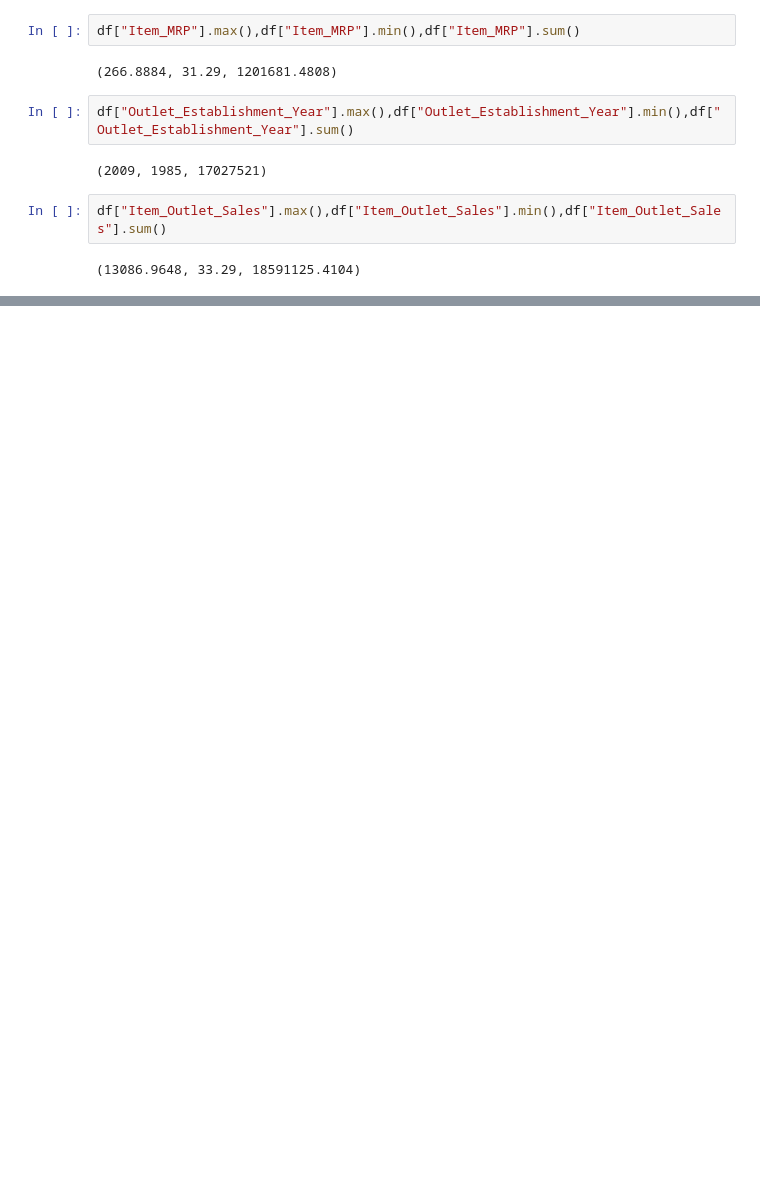
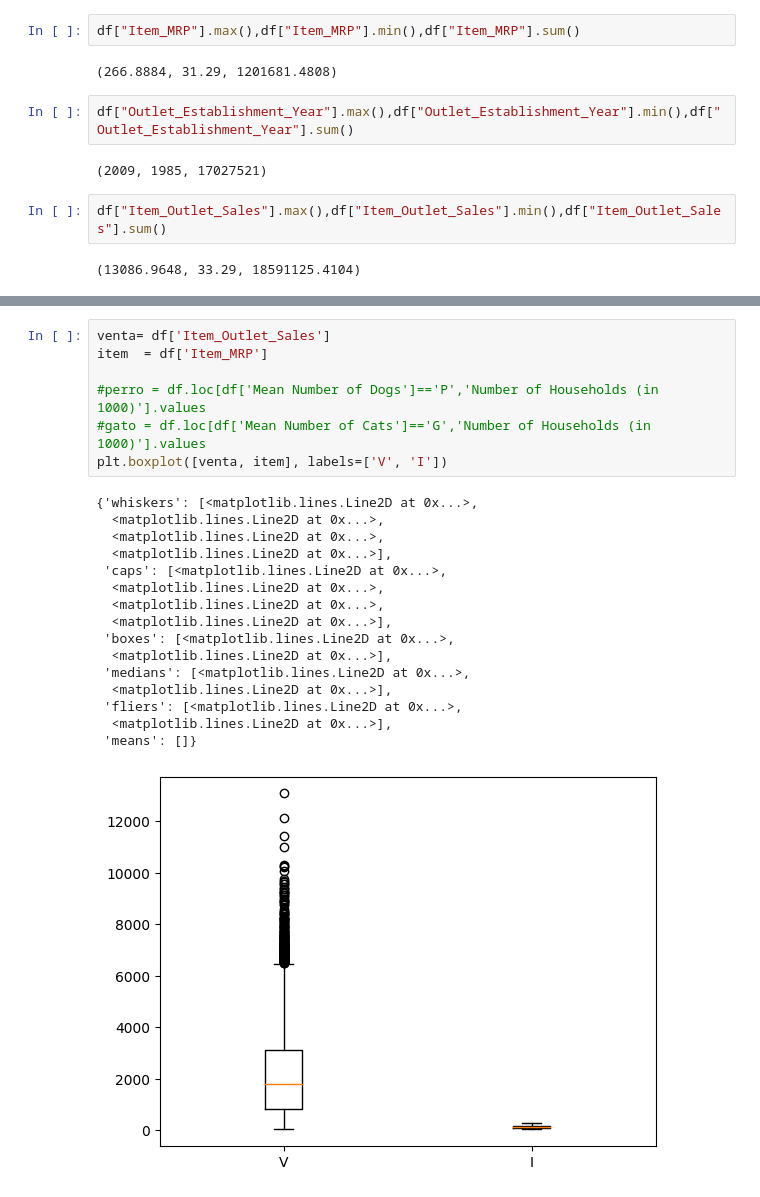
Before and after one commit to RodrigoFigueroa19/dojo_proyecto1, a Jupyter notebook: predicciones_de_ventas_de_alimentos.ipynb, the cells around one changed output, grey strips where cells are left out. Saved outputs shown, nothing was run; the diff lists cells and outputs as text; blank space fills up the shorter version.

```diff
--- a/predicciones_de_ventas_de_alimentos.ipynb
+++ b/predicciones_de_ventas_de_alimentos.ipynb
@@ -223,0 +254,24 @@ df["Item_Outlet_Sales"].max(),df["Item_Outlet_Sales"].min(),df["Item_Outlet_Sale
+# %%
+venta= df['Item_Outlet_Sales']
+item  = df['Item_MRP']
+
+#perro = df.loc[df['Mean Number of Dogs']=='P','Number of Households (in 1000)'].values
+#gato = df.loc[df['Mean Number of Cats']=='G','Number of Households (in 1000)'].values
+plt.boxplot([venta, item], labels=['V', 'I'])
+# %% [output]
+{'whiskers': [<matplotlib.lines.Line2D at 0x...>,
+  <matplotlib.lines.Line2D at 0x...>,
+  <matplotlib.lines.Line2D at 0x...>,
+  <matplotlib.lines.Line2D at 0x...>],
+ 'caps': [<matplotlib.lines.Line2D at 0x...>,
+  <matplotlib.lines.Line2D at 0x...>,
+  <matplotlib.lines.Line2D at 0x...>,
+  <matplotlib.lines.Line2D at 0x...>],
+ 'boxes': [<matplotlib.lines.Line2D at 0x...>,
+  <matplotlib.lines.Line2D at 0x...>],
+ 'medians': [<matplotlib.lines.Line2D at 0x...>,
+  <matplotlib.lines.Line2D at 0x...>],
+ 'fliers': [<matplotlib.lines.Line2D at 0x...>,
+  <matplotlib.lines.Line2D at 0x...>],
+ 'means': []}
+[figure, added]
```
Also changed, not shown: parts of 10 cells of this notebook.
